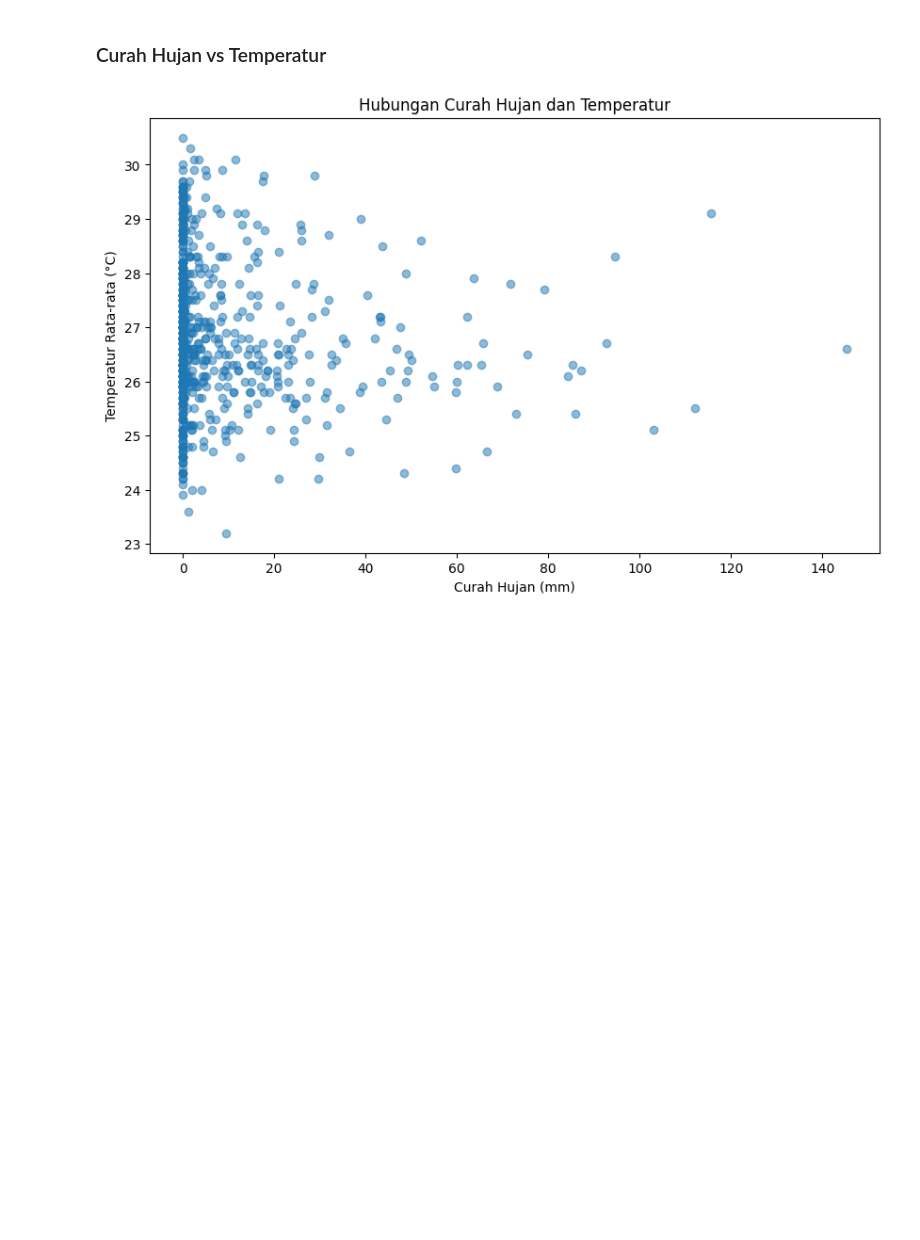
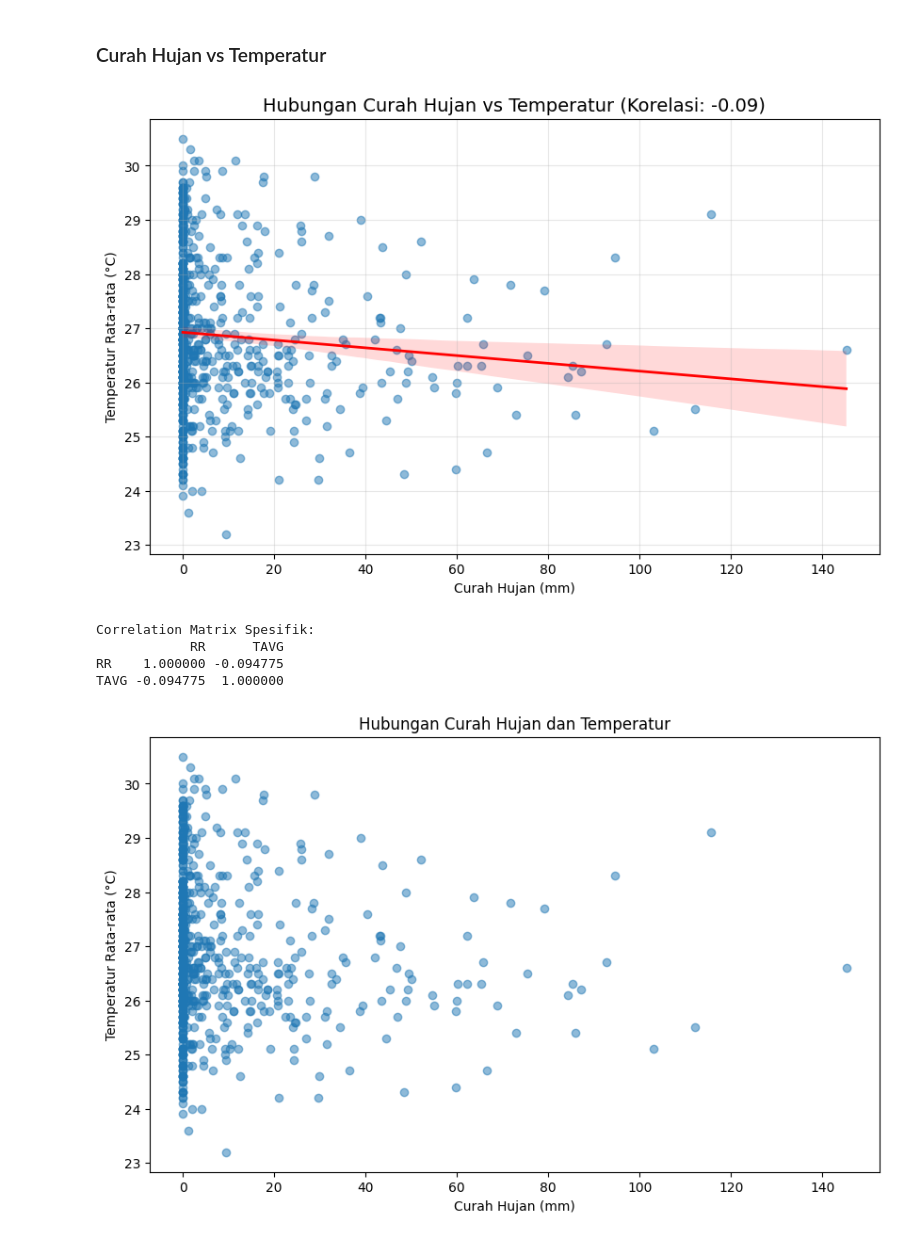
Before and after one commit to Ndraa-44/uas_datscie_prediksi, a Jupyter notebook: Notebooks/uas_datscie_implementation.ipynb, the cells around one changed output. Drawn from its saved outputs; the diff is of its cells as text; code cells hidden in the pictures; blank space fills up the shorter version.

Commit message:
menambahkan perbandingan model serta modelling dan juga forecasting

```diff
--- a/Notebooks/uas_datscie_implementation.ipynb
+++ b/Notebooks/uas_datscie_implementation.ipynb
@@ -127,7 +127,7 @@ np.int64(0)
 df["TANGGAL"] = pd.to_datetime(df["TANGGAL"], dayfirst=True)
 
 # set sebagai index (best practice time-series)
-df = df.set_index("TANGGAL")
+df = df.set_index("TANGGAL").sort_index()
 # %% [markdown]
 ### Normalisasi Nilai Tidak Valid BMKG (8888 & 9999)
 # %%
@@ -285,6 +285,40 @@ plt.show()
 [figure]
 # %% [markdown]
 ### Curah Hujan vs Temperatur
+# %%
+# ==========================================
+# 7. Scatter Plot: Curah Hujan vs Temperatur
+# ==========================================
+
+plt.figure(figsize=(10, 6))
+
+# Gunakan regplot dari Seaborn untuk otomatis menambah garis tren
+sns.regplot(
+    x="RR",
+    y="TAVG",
+    data=df_clean,
+    scatter_kws={'alpha':0.5, 'color':'#1f77b4'}, # Warna titik biru
+    line_kws={'color':'red', 'linewidth':2}       # Garis tren merah tegas
+)
+
+# Hitung korelasi spesifik untuk judul
+corr_val = df_clean['RR'].corr(df_clean['TAVG'])
+
+plt.xlabel("Curah Hujan (mm)")
+plt.ylabel("Temperatur Rata-rata (°C)")
+plt.title(f"Hubungan Curah Hujan vs Temperatur (Korelasi: {corr_val:.2f})", fontsize=14)
+plt.grid(True, alpha=0.3)
+plt.show()
+
+# Print matriks korelasi spesifik untuk konfirmasi angka
+print("Correlation Matrix Spesifik:")
+print(df_clean[["RR", "TAVG"]].corr())
+# %% [output]
+[figure, added]
+Correlation Matrix Spesifik:
+            RR      TAVG
+RR    1.000000 -0.094775
+TAVG -0.094775  1.000000
 # %%
 # Scatter Plot Curah Hujan vs Temperatur Rata-rata
 plt.figure(figsize=(10, 6))
```
Also changed, not shown: parts of 9 cells of this notebook.
